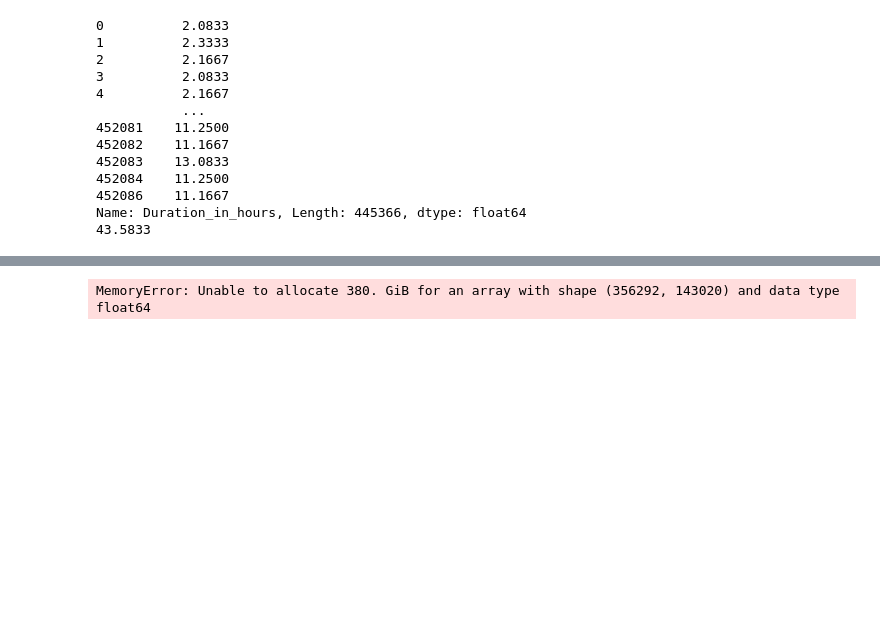
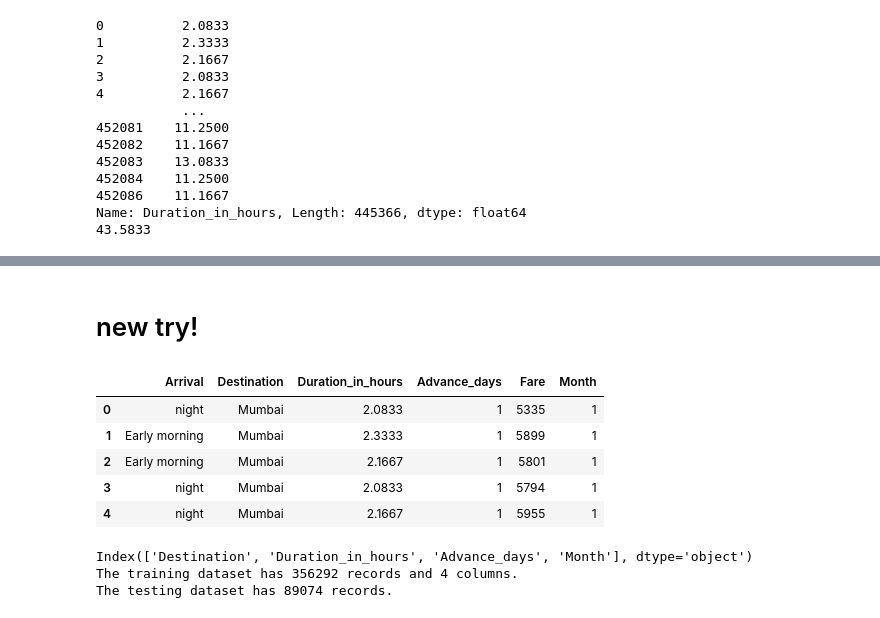
Before and after one commit to NoamGini/Tabular-data-science---Airfare, a Jupyter notebook: Pipeline.ipynb, the cells around one changed output, grey strips where cells are left out. Drawn from its saved outputs; the diff is of its cells as text; code cells hidden in the pictures; blank space fills up the shorter version.

```diff
--- a/Pipeline.ipynb
+++ b/Pipeline.ipynb
@@ -1111,4 +1083,4 @@ X_test = [X_test.loc[:, features].values[:, k] for k in range(X_test.loc[:, feat
 # %%
-model.fit([X_train.loc[:, f].values for f in features], utils.to_categorical(y_train))
+# model.fit([X_train.loc[:, f].values for f in features], utils.to_categorical(y_train))
-# %% [output]
-MemoryError: Unable to allocate 380. GiB for an array with shape (356292, 143020) and data type float64
+# %% [markdown]
+# new try!
@@ -1114,0 +1113,11 @@ MemoryError: Unable to allocate 380. GiB for an array with shape (356292, 143020
+# %%
+original_dtf_copy = original_dtf.copy()
+original_dtf_copy = original_dtf_copy.drop(['Date_of_journey','Journey_day','Airline','Flight_code','Class','Source','Departure','Total_stops'], axis = 1)
+original_dtf_copy.head()
+# %% [output]
+|  | Arrival | Destination | Duration_in_hours | Advance_days | Fare | Month |
+| 0 | night | Mumbai | 2.0833 | 1 | 5335 | 1 |
+| 1 | Early morning | Mumbai | 2.3333 | 1 | 5899 | 1 |
+| 2 | Early morning | Mumbai | 2.1667 | 1 | 5801 | 1 |
+| 3 | night | Mumbai | 2.0833 | 1 | 5794 | 1 |
+| 4 | night | Mumbai | 2.1667 | 1 | 5955 | 1 |
@@ -1114,0 +1131,19 @@ MemoryError: Unable to allocate 380. GiB for an array with shape (356292, 143020
+# %%
+
+# Features
+X = original_dtf_copy.iloc[:, 1:].copy().drop('Fare', axis=1)
+
+# Target
+y = original_dtf_copy['Fare']
+
+# Train test split
+X_train, X_test, y_train, y_test = train_test_split(X, y, test_size = 0.2, random_state=42)
+print(X_train.columns)
+
+# Check the number of records in training and testing dataset.
+print(f'The training dataset has {X_train.shape[0]} records and {X_train.shape[1]} columns.')
+print(f'The testing dataset has {len(X_test)} records.')
+# %% [output]
+Index(['Destination', 'Duration_in_hours', 'Advance_days', 'Month'], dtype='object')
+The training dataset has 356292 records and 4 columns.
+The testing dataset has 89074 records.
```
Also changed, not shown: parts of 33 cells of this notebook.
